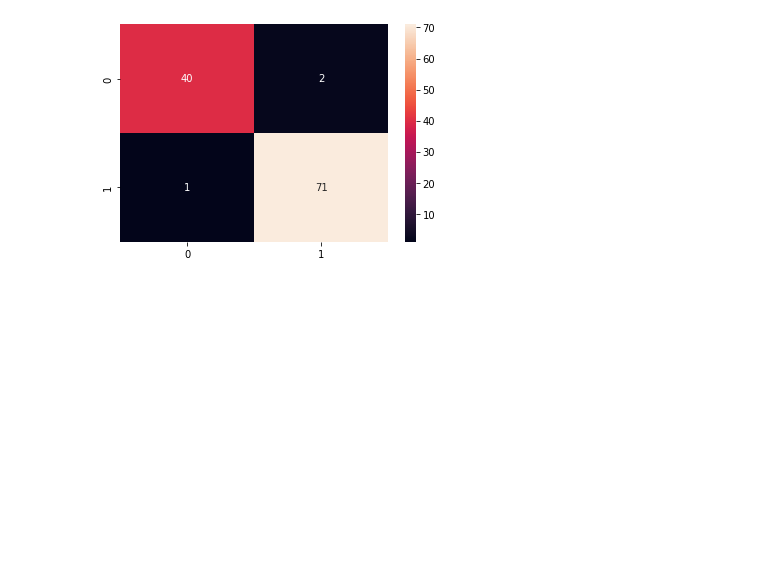
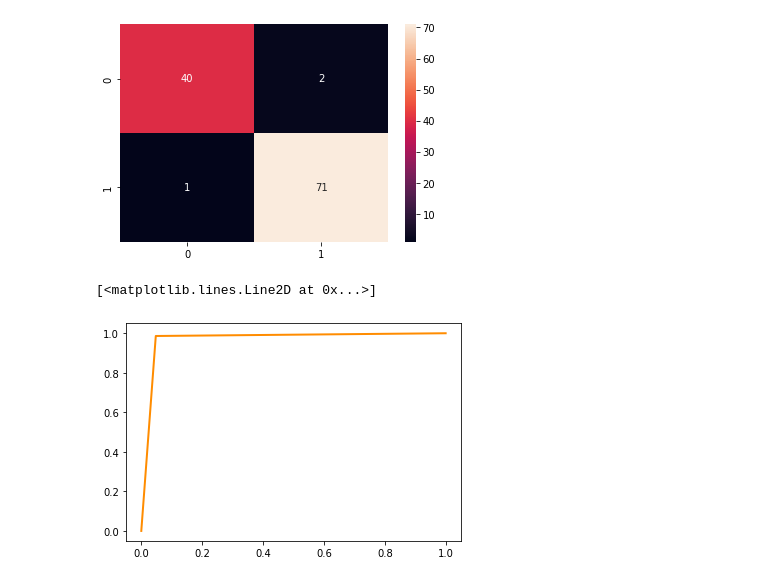
Before and after one commit to firaollumar/BMEN415Project, a Jupyter notebook: Case2_ Classification Models/Huda/Classification_Model1_LogisticRegression.ipynb, the cells around one changed output. Cells and saved outputs as stored; diff of their text form; code cells hidden in the pictures; blank space fills up the shorter version.

Commit message:
adding ROC curve to classifcation models

```diff
--- a/Case2_ Classification Models/Huda/Classification_Model1_LogisticRegression.ipynb
+++ b/Case2_ Classification Models/Huda/Classification_Model1_LogisticRegression.ipynb
@@ -64,3 +64,35 @@ sns.heatmap(cm, annot=True)
 # %% [output]
 <matplotlib.axes._subplots.AxesSubplot at 0x...>
 [figure]
+# %%
+n_classes = 2 # Benign or Malignant
+
+y_test_list = y_test.tolist()
+
+
+from sklearn.metrics import roc_curve, auc
+
+# Compute ROC curve and ROC area for each class
+fpr = dict()
+tpr = dict()
+roc_auc = dict()
+for i in range(n_classes):
+    fpr[i], tpr[i], _ = roc_curve(y_test, y_pred_LR_test)
+    roc_auc[i] = auc(fpr[i], tpr[i])
+
+# Compute micro-average ROC curve and ROC area
+fpr["micro"], tpr["micro"], _ = roc_curve(y_test.ravel(), y_pred_LR_test.ravel())
+roc_auc["micro"] = auc(fpr["micro"], tpr["micro"])
+# %%
+plt.figure()
+lw = 2
+plt.plot(
+    fpr["micro"],
+    tpr["micro"],
+    color="darkorange",
+    lw=lw,
+    label="ROC curve (area = %0.2f)" % roc_auc["micro"],
+)
+# %% [output]
+[<matplotlib.lines.Line2D at 0x...>]
+[figure, added]
```
Also changed, not shown: 2 other files.
